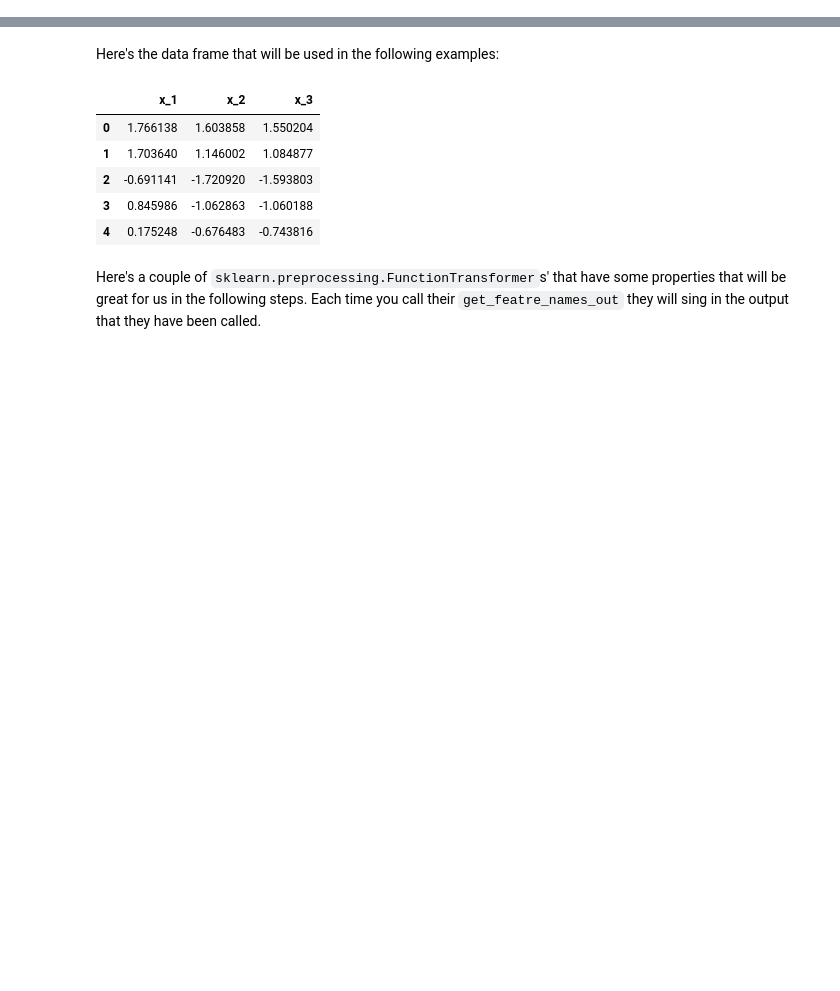
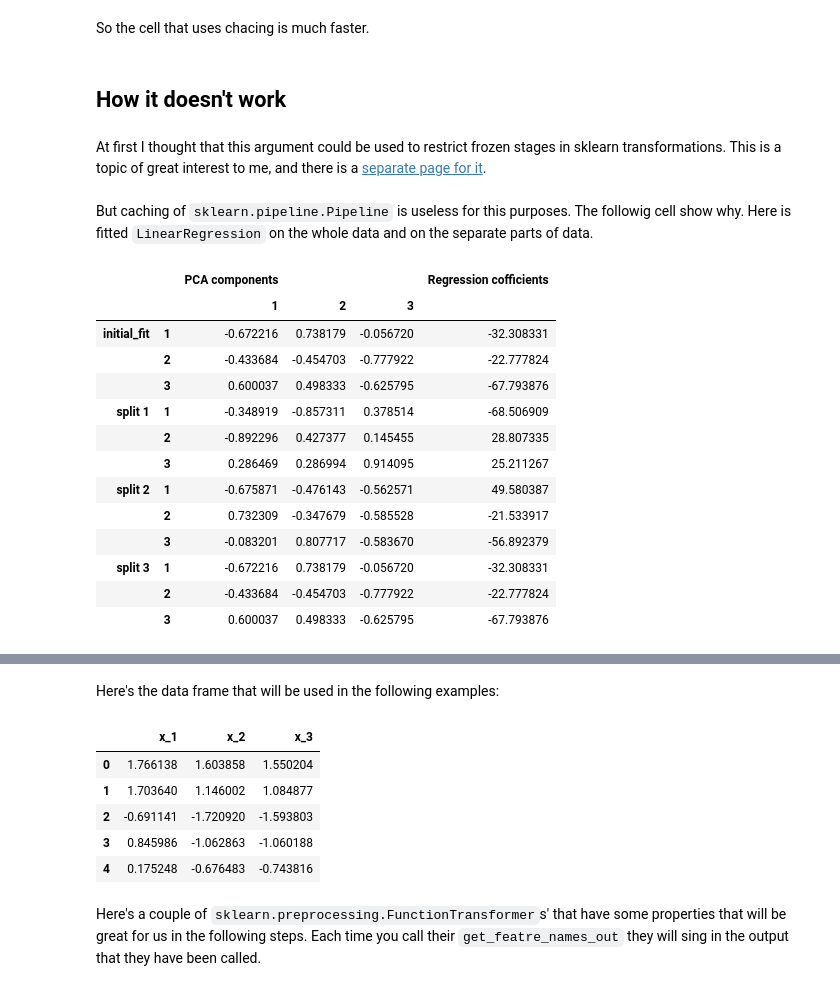
Before and after one commit to fedorkobak/python, a Jupyter notebook: sklearn/data_transform/pack_object/pipeline.ipynb, the cells around one changed output, grey strips where cells are left out. Cells and saved outputs as stored; diff of their text form; code cells hidden in the pictures; blank space fills up the shorter version.

Commit message:
add join pipeline section to single page

```diff
--- a/sklearn/data_transform/pipeline/features_names.ipynb
+++ b/sklearn/data_transform/pack_object/pipeline.ipynb
@@ -0,0 +34,9 @@
+# %%
+X,y = make_regression(n_features=10, random_state=10, n_samples=1000)
+# The grid is intentionally redundant
+# to maximise the usefulness of caching
+param_grid = {"lasso__alpha":np.arange(0.1,1, 0.001)}
+steps = [
+    ("pca", PCA(n_components=3)),
+    ("lasso", Lasso()),
+]
@@ -0,0 +66,70 @@
+# %% [markdown]
+So the cell that uses chacing is much faster.
+# %% [markdown]
+## How it doesn't work
+# %% [markdown]
+At first I thought that this argument could be used to restrict frozen stages in sklearn transformations. This is a topic of great interest to me, and there is a [separate page for it](../frozen_steps.ipynb).
+# %% [markdown]
+But caching of `sklearn.pipeline.Pipeline` is useless for this purposes. The followig cell show why. Here is fitted `LinearRegression` on the whole data and on the separate parts of data.
+# %%
+def get_pca_components(pipe):
+    return pd.DataFrame(
+        pipe["pca"].components_.T,
+        columns=range(1, pipe["pca"].n_components+1),
+        index=range(1, len(pipe["pca"].components_.T)+1)
+    )
+
+def get_reg_coefficients(pipe):
+    return pd.Series(
+        pipe["regression"].coef_.T,
+        index=range(1, len(pipe["regression"].coef_)+1)
+    )
+
+def cv_fit_pipe(pipe, X, y):
+    pca = {}
+    reg = {}
+    for i, (train, test) in enumerate(KFold(n_splits=3).split(X)):
+        pipe.fit(X[train], y[train])
+        pca[f"split {i+1}"] = get_pca_components(pipe)
+        reg[f"split {i+1}"] = get_reg_coefficients(pipe)
+    return pca, reg
+
+X,y = make_regression(n_features=3, random_state=10)
+
+frozen_pipe = Pipeline(
+    [
+        ("pca", PCA(n_components=3)),
+        ("regression", LinearRegression()),
+    ],
+    memory="chaching_pipeline_files"
+).fit(X, y)
+
+pca, reg = cv_fit_pipe(frozen_pipe, X, y)
+pd.concat(
+    {
+        "PCA components":pd.concat({
+            "initial_fit" : get_pca_components(frozen_pipe),
+            **pca
+        }),
+        "Regression cofficients" : pd.concat({
+            "initial_fit" : get_reg_coefficients(frozen_pipe),
+            **reg
+        }).rename("").to_frame()
+    },
+    axis=1
+)
+# %% [output]
+|  |  | PCA components |  |  | Regression cofficients |
+|  |  | 1 | 2 | 3 |  |
+| initial_fit | 1 | -0.672216 | 0.738179 | -0.056720 | -32.308331 |
+|  | 2 | -0.433684 | -0.454703 | -0.777922 | -22.777824 |
+|  | 3 | 0.600037 | 0.498333 | -0.625795 | -67.793876 |
+| split 1 | 1 | -0.348919 | -0.857311 | 0.378514 | -68.506909 |
+|  | 2 | -0.892296 | 0.427377 | 0.145455 | 28.807335 |
+|  | 3 | 0.286469 | 0.286994 | 0.914095 | 25.211267 |
+| split 2 | 1 | -0.675871 | -0.476143 | -0.562571 | 49.580387 |
+|  | 2 | 0.732309 | -0.347679 | -0.585528 | -21.533917 |
+|  | 3 | -0.083201 | 0.807717 | -0.583670 | -56.892379 |
+| split 3 | 1 | -0.672216 | 0.738179 | -0.056720 | -32.308331 |
+|  | 2 | -0.433684 | -0.454703 | -0.777922 | -22.777824 |
+|  | 3 | 0.600037 | 0.498333 | -0.625795 | -67.793876 |
```
Also changed, not shown: parts of 11 cells of this notebook, 3 other files.
